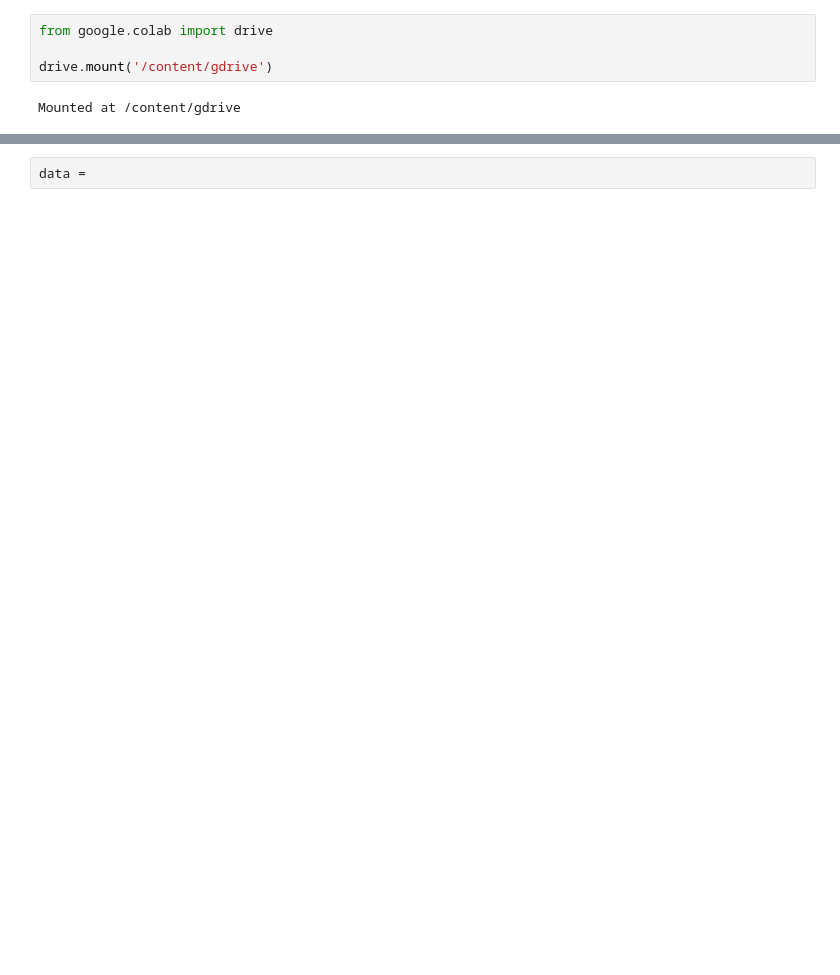
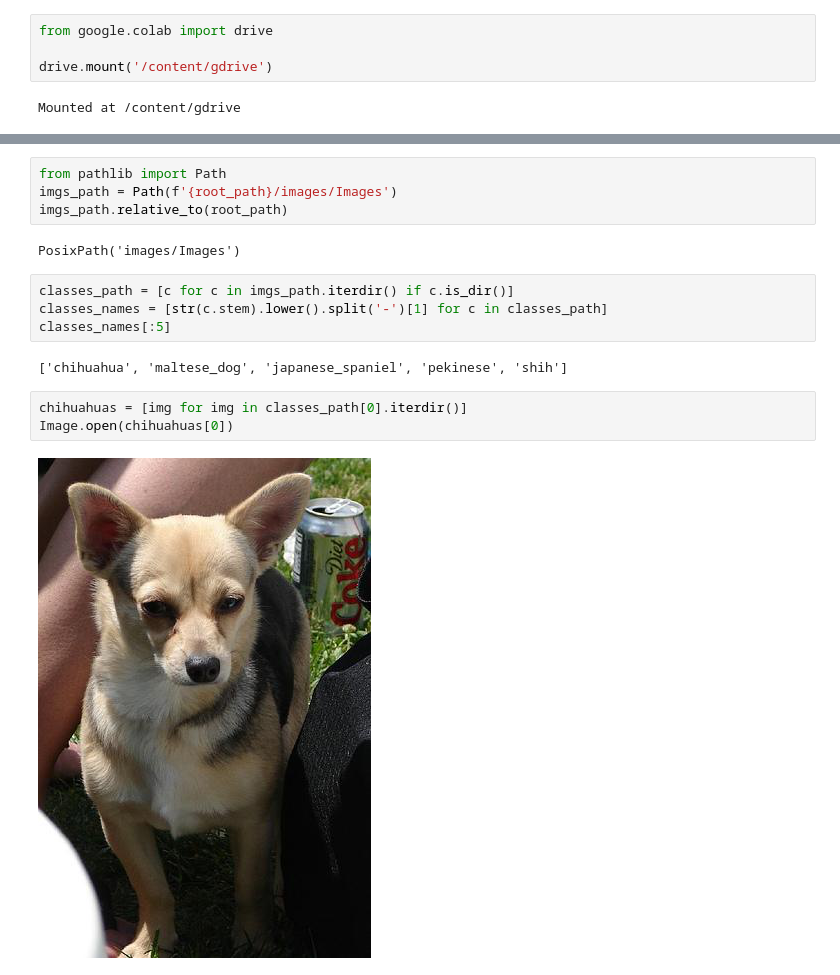
Before and after one commit to tomiambro/ap_automatico, a Jupyter notebook: tp2.ipynb, the cells around one changed output, grey strips where cells are left out. Cells and saved outputs as stored; diff of their text form; blank space fills up the shorter version.

```diff
--- a/tp2.ipynb
+++ b/tp2.ipynb
@@ -23,2 +21,17 @@ bank_imgs.ipynb   dataset.zip                    Untitled0.ipynb
-# %%
-data =
+# %%
+from pathlib import Path
+imgs_path = Path(f'{root_path}/images/Images')
+imgs_path.relative_to(root_path)
+# %% [output]
+PosixPath('images/Images')
+# %%
+classes_path = [c for c in imgs_path.iterdir() if c.is_dir()]
+classes_names = [str(c.stem).lower().split('-')[1] for c in classes_path]
+classes_names[:5]
+# %% [output]
+['chihuahua', 'maltese_dog', 'japanese_spaniel', 'pekinese', 'shih']
+# %%
+chihuahuas = [img for img in classes_path[0].iterdir()]
+Image.open(chihuahuas[0])
+# %% [output]
+[figure, added]
```
Also changed, not shown: parts of 3 cells of this notebook.
